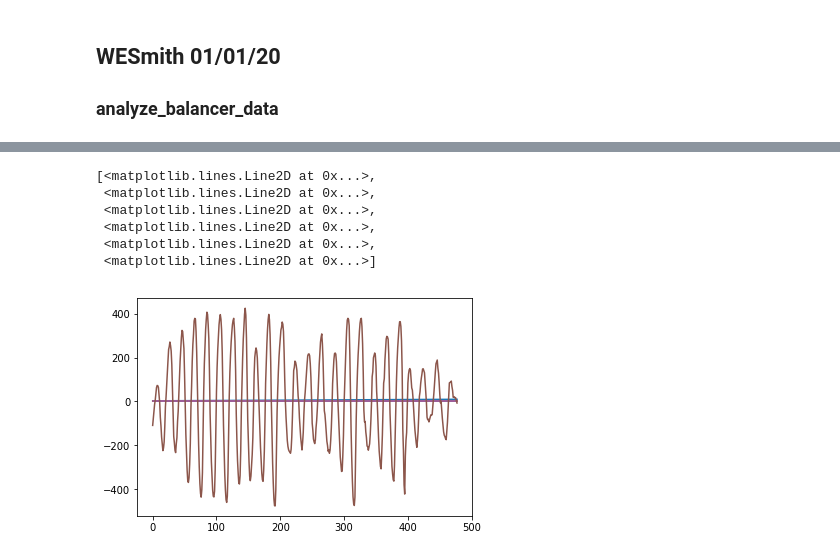
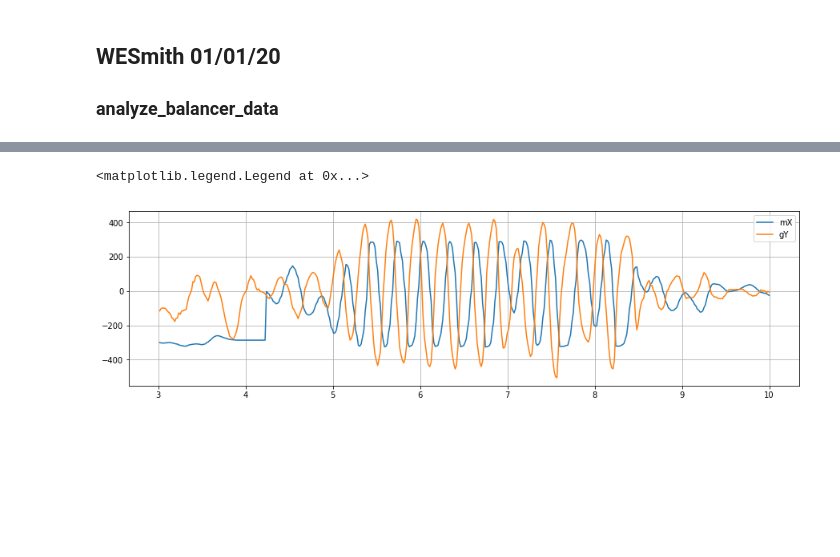
Before and after one commit to wesmith/BalancerRPiSlave, a Jupyter notebook: pi/server_for_BalancerRPiSlave/data/analyze_balancer_data.ipynb, the cells around one changed output, grey strips where cells are left out. Cells and saved outputs as stored; diff of their text form; code cells hidden in the pictures; blank space fills up the shorter version.

```diff
--- a/pi/server_for_BalancerRPiSlave/data/analyze_balancer_data.ipynb
+++ b/pi/server_for_BalancerRPiSlave/data/analyze_balancer_data.ipynb
@@ -7,5 +8,5 @@ import matplotlib.pyplot as plt
 # %%
-fname = '20200101-215907.npy' # from Balboa balancer
+fname = '20200101-225333.npy' # from Balboa balancer
 # %%
 data = np.load(fname)
 data.shape
@@ -20,3 +22,2 @@ delta_t, std_t
 # %%
-#(t, mX, mY, eX, eY, gY) = data
-data[:,5]
+tt, mX, mY, eX, eY, gY = np.hsplit(data,data.shape[1])
@@ -41,10 +24,12 @@ array([-109.,  -78.,  -45.,  -14.,    6.,   37.,   63.,   73.,   72.,
-# %%
-plt.plot(data)  #[:,0], data[:,1:])
-# %% [output]
-[<matplotlib.lines.Line2D at 0x...>,
- <matplotlib.lines.Line2D at 0x...>,
- <matplotlib.lines.Line2D at 0x...>,
- <matplotlib.lines.Line2D at 0x...>,
- <matplotlib.lines.Line2D at 0x...>,
- <matplotlib.lines.Line2D at 0x...>]
-[figure, removed]
+# %%
+plt.figure(figsize=(15,4))
+plt.plot(tt, mX, label='mX')
+#plt.plot(tt, mY, label='mY')
+#plt.plot(tt, eX, label='eX')
+#plt.plot(tt, eY, label='eY')
+plt.plot(tt, gY, label='gY')
+plt.grid()
+plt.legend()
+# %% [output]
+<matplotlib.legend.Legend at 0x...>
+[figure, added]
```
Also changed, not shown: parts of 4 cells of this notebook.
